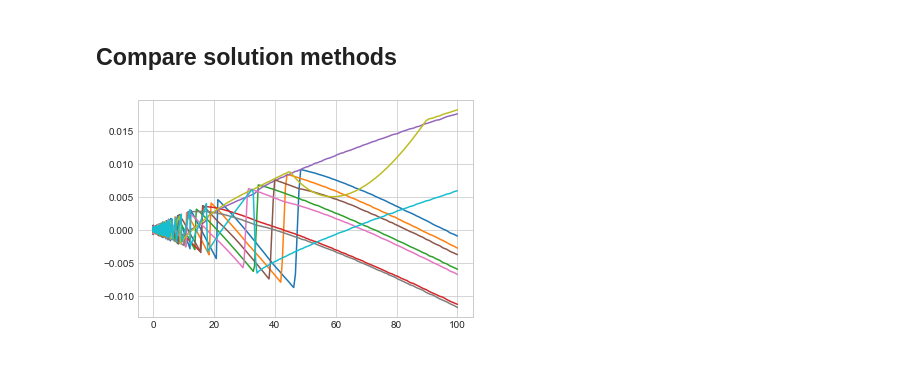
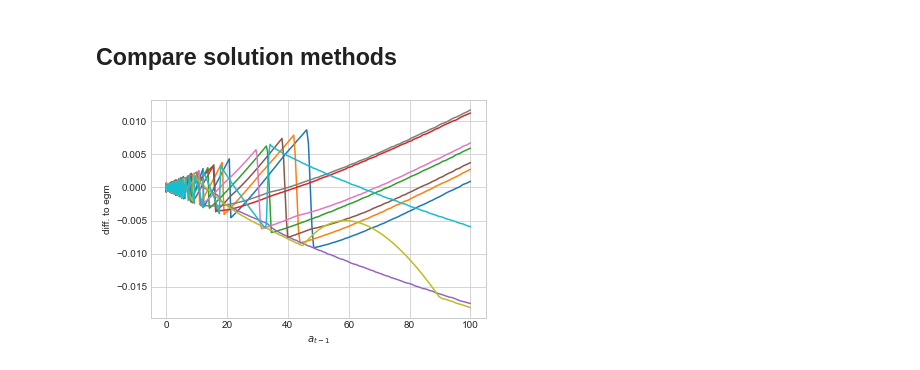
Before and after one commit to NumEconCopenhagen/AdvMacroHet, a Jupyter notebook: 01/02. Consumption-Saving Model.ipynb, the cells around one changed output. Drawn from its saved outputs; the diff is of its cells as text; code cells hidden in the pictures.

```diff
--- a/01/02. Consumption-Saving Model.ipynb
+++ b/01/02. Consumption-Saving Model.ipynb
@@ -256,7 +256,10 @@ model solved in 2.3 secs
 # %%
 fig = plt.figure()
 ax = fig.add_subplot(1,1,1)
 for i_z in range(par.Nz):
-    ax.plot(par.a_grid,model_egm.sol.a[i_z,:]-model_vfi.sol.a[i_z,:])
+    ax.plot(par.a_grid,model_vfi.sol.a[i_z,:]-model_egm.sol.a[i_z,:])
+
+ax.set_xlabel('$a_{t-1}$');
+ax.set_ylabel('diff. to egm');
 # %% [output]
-[figure, old version]
+[figure, new version]
```
Also changed, not shown: parts of 9 cells of this notebook, 5 other files.
